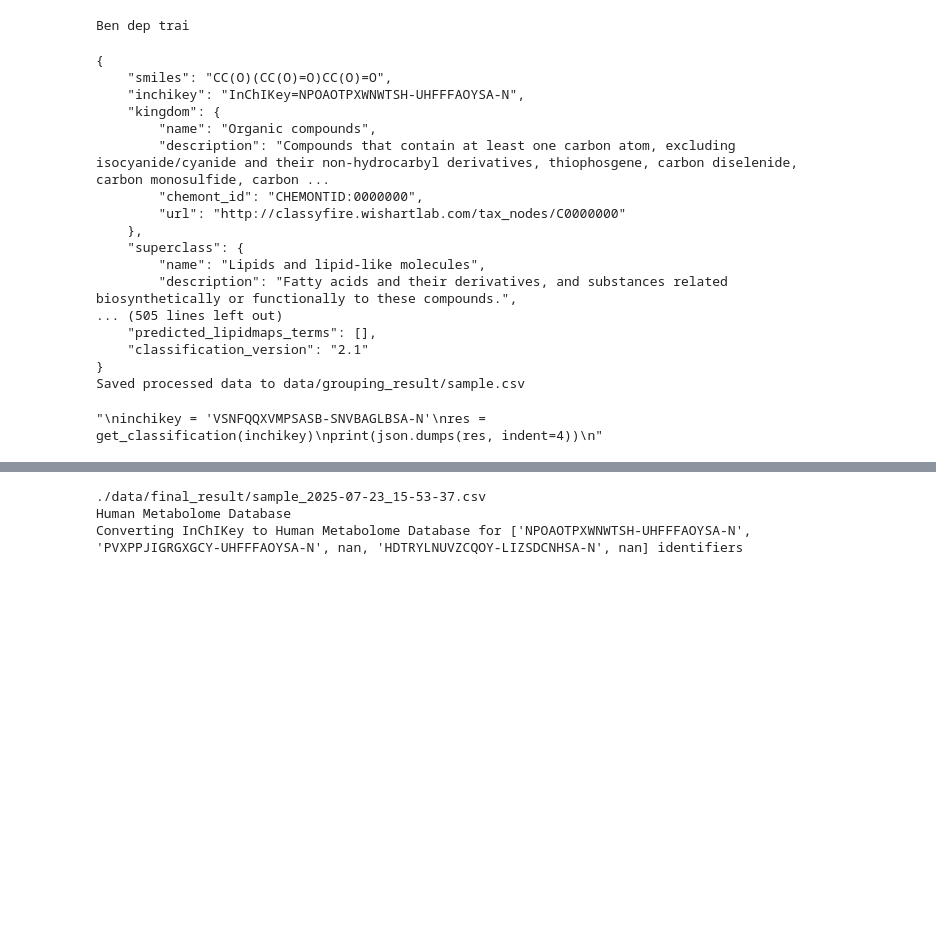
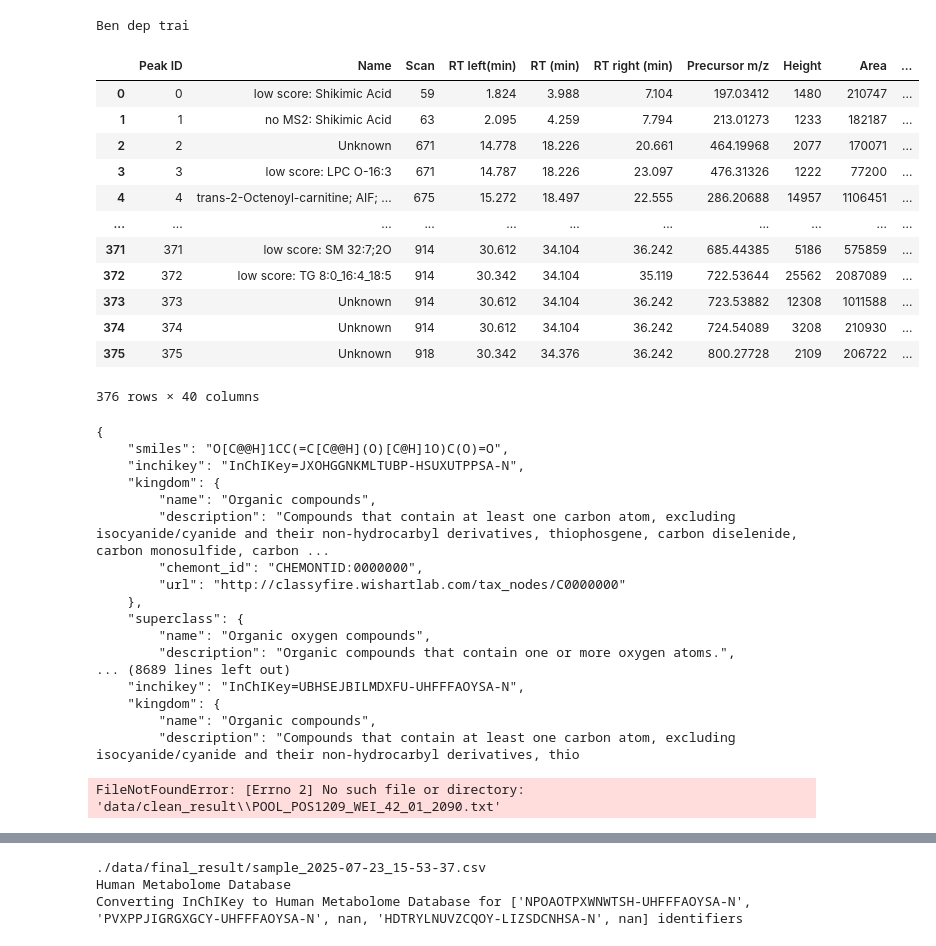
Before and after one commit to phanben110/NCKU_ClassyFire, a Jupyter notebook: Test.ipynb, the cells around one changed output, grey strips where cells are left out. Saved outputs shown, nothing was run; the diff lists cells and outputs as text; code cells hidden in the pictures; blank space fills up the shorter version.

```diff
--- a/Test.ipynb
+++ b/Test.ipynb
@@ -2,6 +2,25 @@
 print("Ben dep trai")
 # %% [output]
 Ben dep trai
+# %%
+import pandas as pd
+df = pd.read_csv("data\clean_result\POOL_POS1209_LIU_54_01_2081.txt",sep='\t')
+# %%
+df
+# %% [output]
+|  | Peak ID | Name | Scan | RT left(min) | RT (min) | RT right (min) | Precursor m/z | Height | Area | ... |
+| 0 | 0 | low score: Shikimic Acid | 59 | 1.824 | 3.988 | 7.104 | 197.03412 | 1480 | 210747 | ... |
+| 1 | 1 | no MS2: Shikimic Acid | 63 | 2.095 | 4.259 | 7.794 | 213.01273 | 1233 | 182187 | ... |
+| 2 | 2 | Unknown | 671 | 14.778 | 18.226 | 20.661 | 464.19968 | 2077 | 170071 | ... |
+| 3 | 3 | low score: LPC O-16:3 | 671 | 14.787 | 18.226 | 23.097 | 476.31326 | 1222 | 77200 | ... |
+| 4 | 4 | trans-2-Octenoyl-carnitine; AIF; ... | 675 | 15.272 | 18.497 | 22.555 | 286.20688 | 14957 | 1106451 | ... |
+| ... | ... | ... | ... | ... | ... | ... | ... | ... | ... | ... |
+| 371 | 371 | low score: SM 32:7;2O | 914 | 30.612 | 34.104 | 36.242 | 685.44385 | 5186 | 575859 | ... |
+| 372 | 372 | low score: TG 8:0_16:4_18:5 | 914 | 30.342 | 34.104 | 35.119 | 722.53644 | 25562 | 2087089 | ... |
+| 373 | 373 | Unknown | 914 | 30.612 | 34.104 | 36.242 | 723.53882 | 12308 | 1011588 | ... |
+| 374 | 374 | Unknown | 914 | 30.612 | 34.104 | 36.242 | 724.54089 | 3208 | 210930 | ... |
+| 375 | 375 | Unknown | 918 | 30.342 | 34.376 | 36.242 | 800.27728 | 2109 | 206722 | ... |
+376 rows × 40 columns
 # %%
 import requests
 import json
@@ -45,13 +64,14 @@ if not os.path.exists(target_folder):
     os.makedirs(target_folder)
 
 # read files
-src_files = [f for f in os.listdir(src_folder) if f.endswith('.xlsx')]
+src_files = [f for f in os.listdir(src_folder) if f.endswith('.txt')]
 for file in src_files:
     file_path = os.path.join(src_folder, file)
-    df = pd.read_excel(file_path)
+    #df = pd.read_excel(file_path)
+    df = pd.read_csv(file_path,sep='\t')
 
     # filter rows where title is not unknown
-    filtered_df = df[df['Title'] != 'Unknown']
+    filtered_df = df[df['Name'] != 'Unknown']
 
     # initialize lists to hold data for new table
     titles = []
@@ -64,7 +84,7 @@ for file in src_files:
     direct_parents = []
 
     for _, row in filtered_df.iterrows():
-        title = row['Title']
+        title = row['Name']
         inchikey = row['InChIKey']
 
         res = get_classification(inchikey)
@@ -114,8 +134,8 @@ print(json.dumps(res, indent=4))
 '''
 # %% [output]
 {
-    "smiles": "CC(O)(CC(O)=O)CC(O)=O",
-    "inchikey": "InChIKey=NPOAOTPXWNWTSH-UHFFFAOYSA-N",
+    "smiles": "O[C@@H]1CC(=C[C@@H](O)[C@H]1O)C(O)=O",
+    "inchikey": "InChIKey=JXOHGGNKMLTUBP-HSUXUTPPSA-N",
     "kingdom": {
         "name": "Organic compounds",
         "description": "Compounds that contain at least one carbon atom, excluding isocyanide/cyanide and their non-hydrocarbyl derivatives, thiophosgene, carbon diselenide, carbon monosulfide, carbon ...
@@ -123,14 +143,14 @@ print(json.dumps(res, indent=4))
         "url": "http://classyfire.wishartlab.com/tax_nodes/C0000000"
     },
     "superclass": {
-        "name": "Lipids and lipid-like molecules",
-        "description": "Fatty acids and their derivatives, and substances related biosynthetically or functionally to these compounds.",
-... (505 lines left out)
-    "predicted_lipidmaps_terms": [],
-    "classification_version": "2.1"
-}
-Saved processed data to data/grouping_result/sample.csv
+        "name": "Organic oxygen compounds",
+        "description": "Organic compounds that contain one or more oxygen atoms.",
+... (8689 lines left out)
+    "inchikey": "InChIKey=UBHSEJBILMDXFU-UHFFFAOYSA-N",
+    "kingdom": {
+        "name": "Organic compounds",
+        "description": "Compounds that contain at least one carbon atom, excluding isocyanide/cyanide and their non-hydrocarbyl derivatives, thio
-"\ninchikey = 'VSNFQQXVMPSASB-SNVBAGLBSA-N'\nres = get_classification(inchikey)\nprint(json.dumps(res, indent=4))\n"
+FileNotFoundError: [Errno 2] No such file or directory: 'data/clean_result\\POOL_POS1209_WEI_42_01_2090.txt'
 # %%
 import pandas as pd
 import os
```
Also changed, not shown: parts of 3 cells of this notebook, 10 other files.
